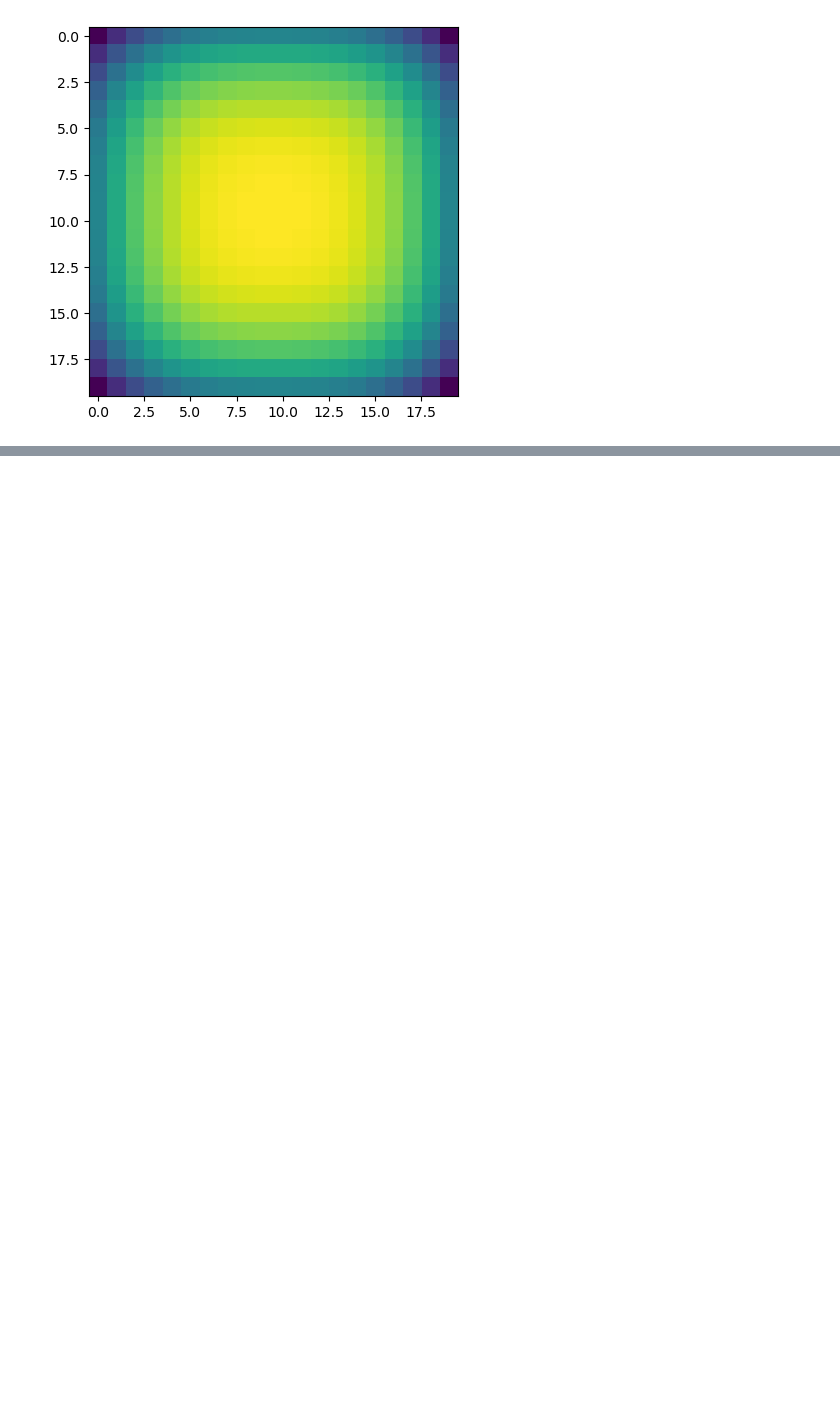
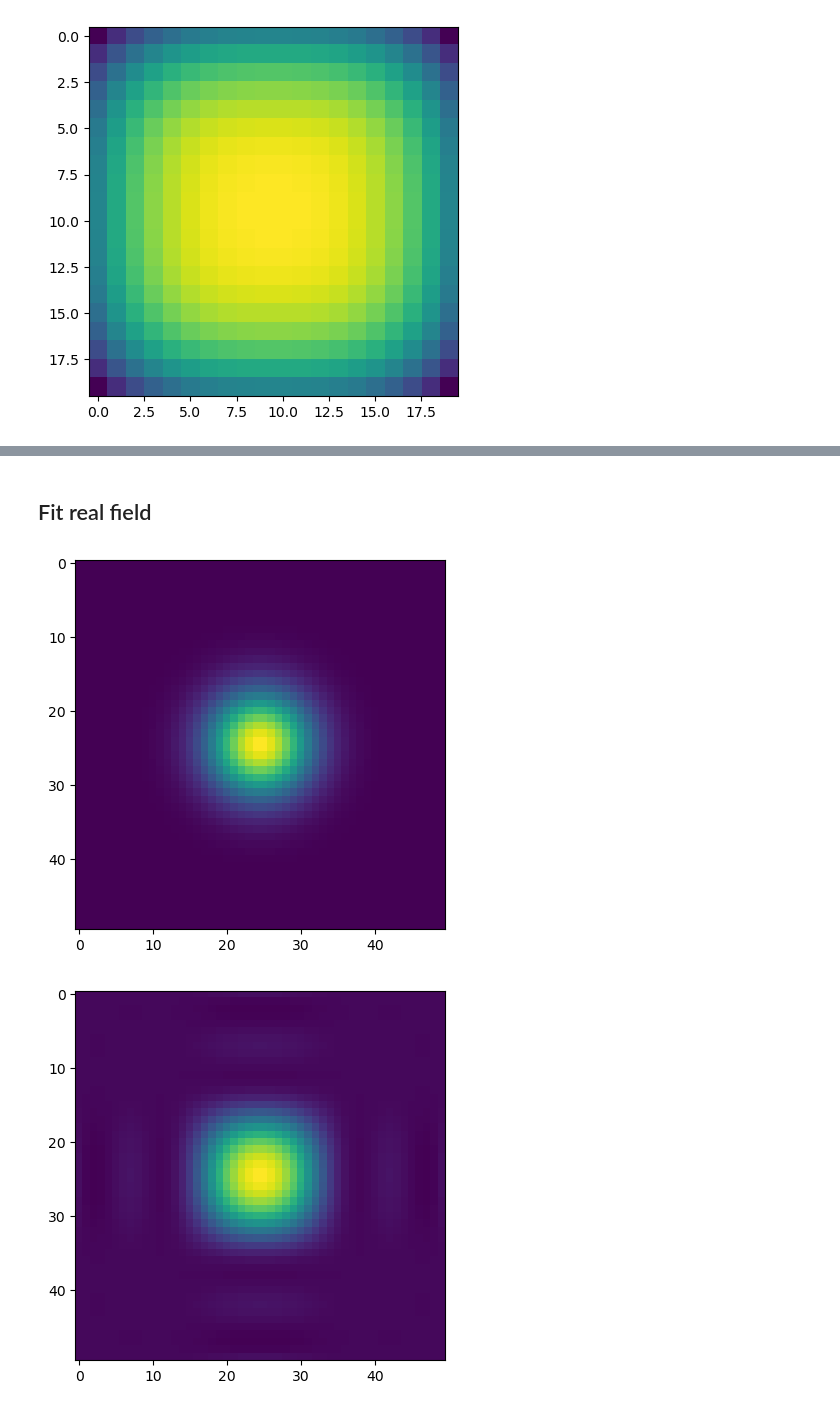
Before and after one commit to CambridgeSolidMechanics/tomography-registration-tools, a Jupyter notebook: examples/bspline_inverse.ipynb, the cells around one changed output, grey strips where cells are left out. Cells and saved outputs as stored; diff of their text form; code cells hidden in the pictures; blank space fills up the shorter version.

Commit message:
Cleaned up jupyter notebook.
We have significant oscillations when trying to recover Gaussian. Presumably because of missing 'boundary conditions'

```diff
--- a/examples/bspline_inverse.ipynb
+++ b/examples/bspline_inverse.ipynb
@@ -250,0 +43,27 @@ plt.plot(weights.flatten())
+# %% [markdown]
+## Fit real field
+# %%
+df = GaussianDisplacementField([0.2,0.2,0.2], [0.05,0,0], [0,0,0])
+
+x = torch.linspace(-1+1e-4, 1-1e-4, 50)
+y = torch.linspace(-1+1e-4, 1-1e-4, 50)
+z = torch.linspace(-1+1e-4, 1-1e-4, 50)
+X,Y,Z = torch.meshgrid(x,y,z, indexing='ij')
+u = df.displacement(X, Y, Z, 0)
+plt.imshow(u[:,:,len(z)//2].numpy())
+plt.show()
+
+weights = torch.zeros(1,10,10,10)
+bf = BSplineField(weights, False)
+_x = X.flatten()
+_y = Y.flatten()
+_z = Z.flatten()
+computed_weights = bf.compute_weights_from_displacement(_x, _y, _z, u.flatten())
+bf.phi_x[0,...] = computed_weights
+# plot the predicted displacement
+u_post = bf.displacement(X, Y, Z, 0)
+plt.imshow(u_post[:,:,len(z)//2].numpy())
+plt.show()
+# %% [output]
+[figure, added]
+[figure, added]
```
Also changed, not shown: parts of 17 cells of this notebook, 1 other file.
